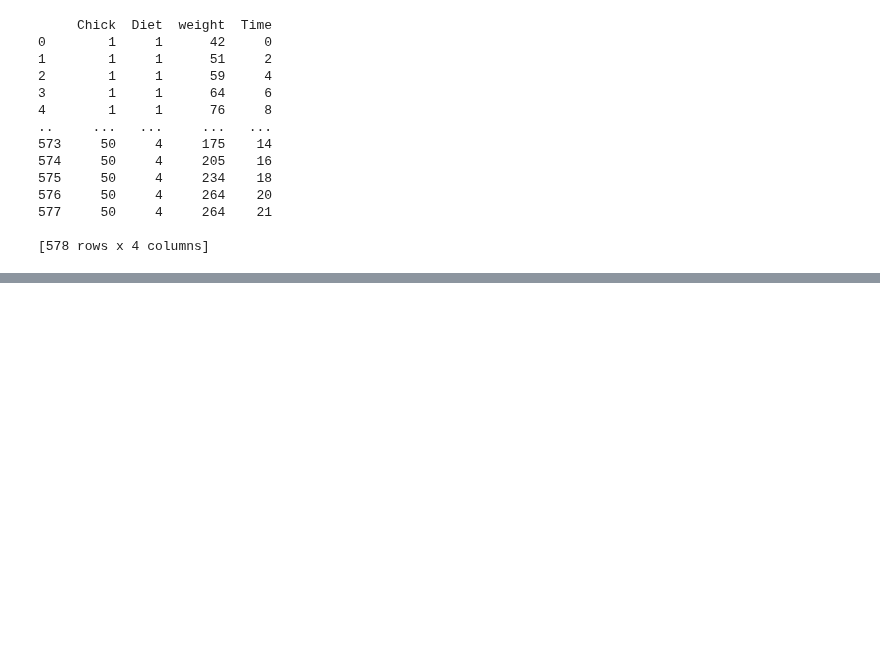
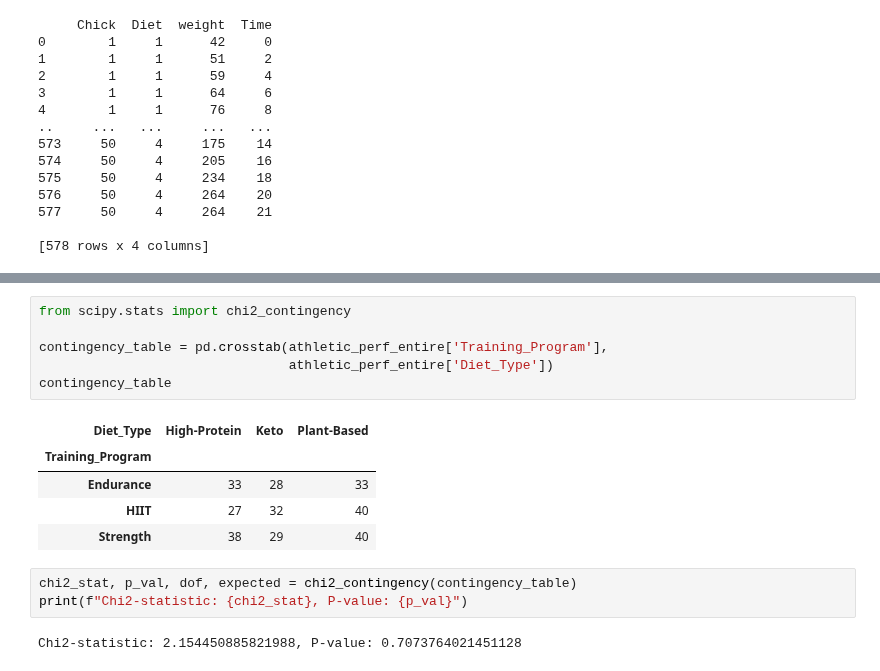
Before and after one commit to MichaelSzczepaniak/DataCamp, a Jupyter notebook: Tracks/Associate Data Scientist/30 Experimental Design in Python/ExperimentalDesignPython.ipynb, the cells around one changed output, grey strips where cells are left out. Saved outputs shown, nothing was run; the diff lists cells and outputs as text; blank space fills up the shorter version.

```diff
--- a/Tracks/Associate Data Scientist/30 Experimental Design in Python/ExperimentalDesignPython.ipynb
+++ b/Tracks/Associate Data Scientist/30 Experimental Design in Python/ExperimentalDesignPython.ipynb
@@ -454,0 +520,17 @@ Notes:
+# %%
+from scipy.stats import chi2_contingency
+
+contingency_table = pd.crosstab(athletic_perf_entire['Training_Program'],
+                                athletic_perf_entire['Diet_Type'])
+contingency_table
+# %% [output]
+| Diet_Type | High-Protein | Keto | Plant-Based |
+| Training_Program |  |  |  |
+| Endurance | 33 | 28 | 33 |
+| HIIT | 27 | 32 | 40 |
+| Strength | 38 | 29 | 40 |
+# %%
+chi2_stat, p_val, dof, expected = chi2_contingency(contingency_table)
+print(f"Chi2-statistic: {chi2_stat}, P-value: {p_val}")
+# %% [output]
+Chi2-statistic: 2.154450885821988, P-value: 0.7073764021451128
```
Also changed, not shown: parts of 23 cells of this notebook.
